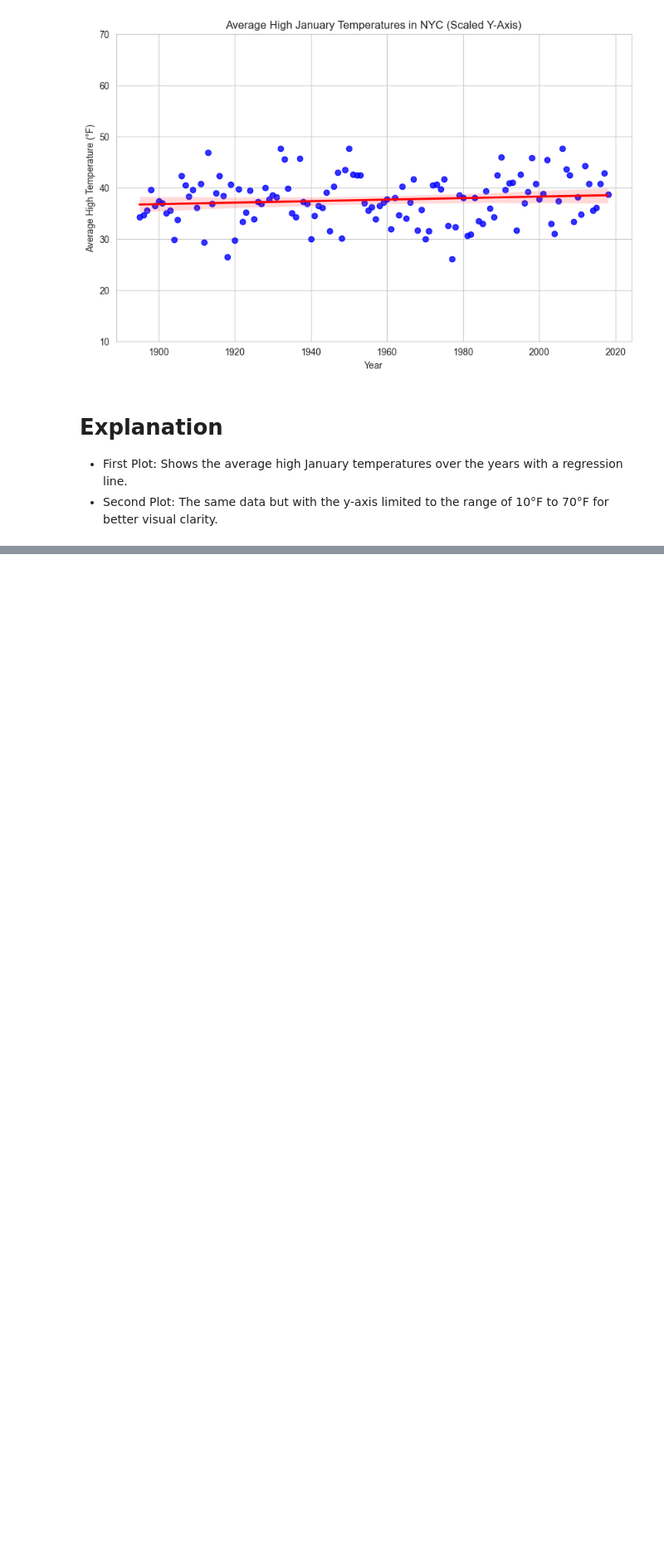
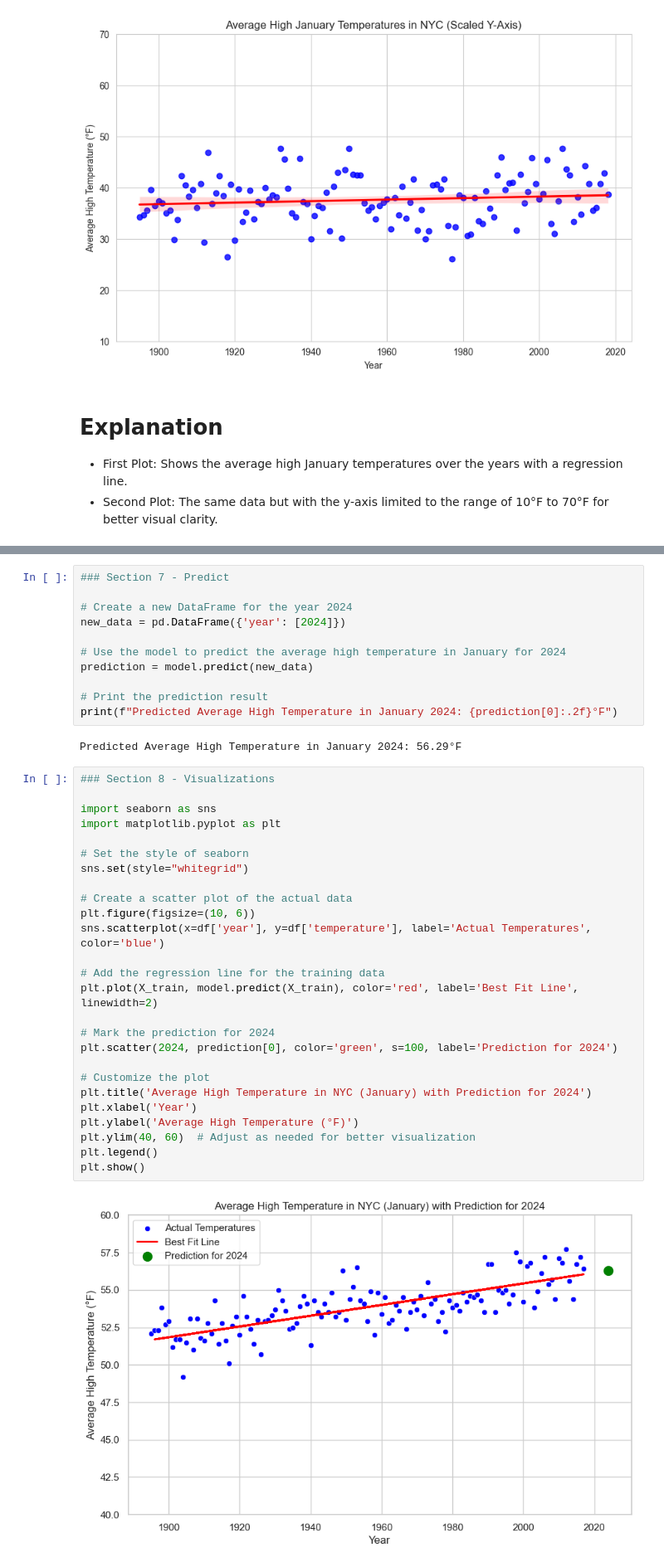
Before and after one commit to Elen-tesfai/datafun-07-ml, a Jupyter notebook: elen_ml.ipynb, the cells around one changed output, grey strips where cells are left out. Shown at 83% size. Cells and saved outputs as stored; diff of their text form; blank space fills up the shorter version.

Commit message:
Completed Part 3: Predict Avg High Temp in NYC in January with visualizations

```diff
--- a/elen_ml.ipynb
+++ b/elen_ml.ipynb
@@ -238,0 +415,41 @@ plt.show()
+# %%
+### Section 7 - Predict
+
+# Create a new DataFrame for the year 2024
+new_data = pd.DataFrame({'year': [2024]})
+
+# Use the model to predict the average high temperature in January for 2024
+prediction = model.predict(new_data)
+
+# Print the prediction result
+print(f"Predicted Average High Temperature in January 2024: {prediction[0]:.2f}°F")
+# %% [output]
+Predicted Average High Temperature in January 2024: 56.29°F
+# %%
+### Section 8 - Visualizations
+
+import seaborn as sns
+import matplotlib.pyplot as plt
+
+# Set the style of seaborn
+sns.set(style="whitegrid")
+
+# Create a scatter plot of the actual data
+plt.figure(figsize=(10, 6))
+sns.scatterplot(x=df['year'], y=df['temperature'], label='Actual Temperatures', color='blue')
+
+# Add the regression line for the training data
+plt.plot(X_train, model.predict(X_train), color='red', label='Best Fit Line', linewidth=2)
+
+# Mark the prediction for 2024
+plt.scatter(2024, prediction[0], color='green', s=100, label='Prediction for 2024')
+
+# Customize the plot
+plt.title('Average High Temperature in NYC (January) with Prediction for 2024')
+plt.xlabel('Year')
+plt.ylabel('Average High Temperature (°F)')
+plt.ylim(40, 60)  # Adjust as needed for better visualization
+plt.legend()
+plt.show()
+# %% [output]
+[figure, added]
```
Also changed, not shown: parts of 8 cells of this notebook.
